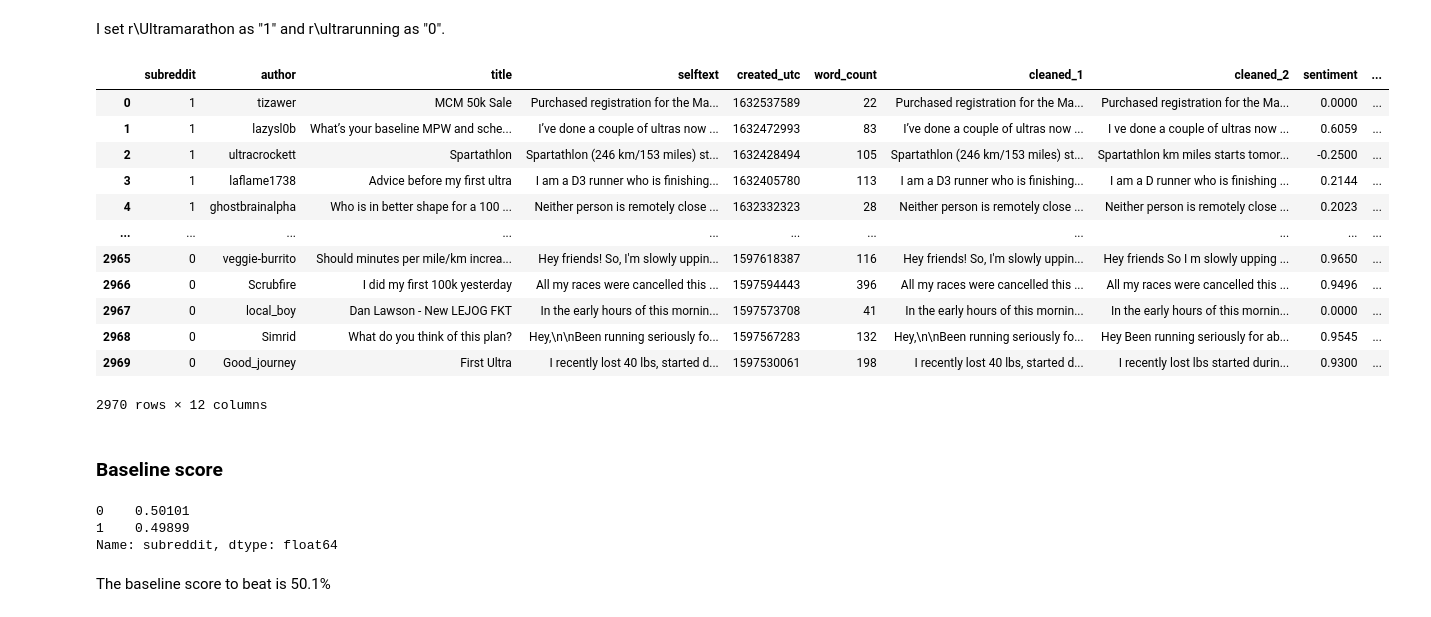
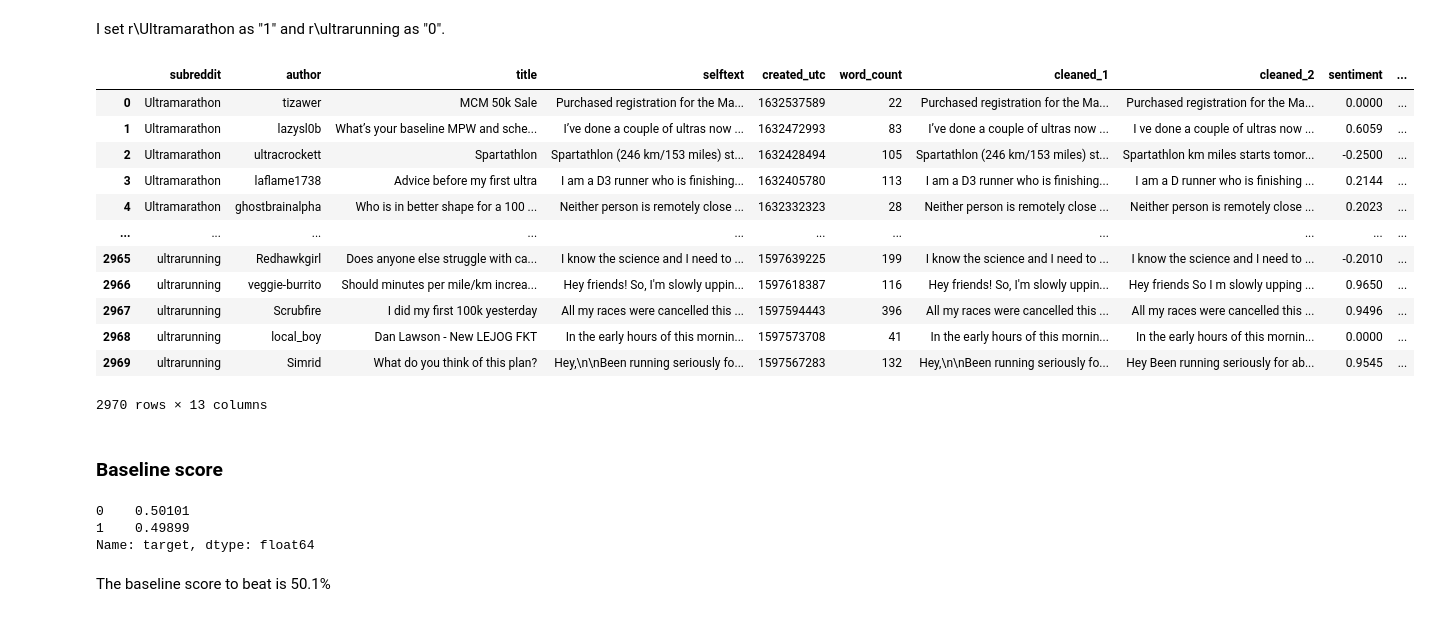
Before and after one commit to ngwtl/DSI-SG-24-projects, a Jupyter notebook: project_3/code/ethan-project-3-code.ipynb, the cells around one changed output. Cells and saved outputs as stored; diff of their text form; code cells hidden in the pictures.

```diff
--- a/project_3/code/ethan-project-3-code.ipynb
+++ b/project_3/code/ethan-project-3-code.ipynb
@@ -835,33 +900,38 @@ To summarize, after data pre-processing, a total of 30 rows (1% of original) are
 I set r\Ultramarathon as "1" and r\ultrarunning as "0".
 # %%
 # Binarize
-df['subreddit'] = df['subreddit'].map({'Ultramarathon' : 1,
+df['target'] = df['subreddit'].map({'Ultramarathon' : 1,
                                        'ultrarunning' : 0})
+
+
+# Reset column width
+pd.set_option('display.max_colwidth', 50)
+
 # Check
 df
 # %% [output]
 |  | subreddit | author | title | selftext | created_utc | word_count | cleaned_1 | cleaned_2 | sentiment | ... |
-| 0 | 1 | tizawer | MCM 50k Sale | Purchased registration for the Ma... | 1632537589 | 22 | Purchased registration for the Ma... | Purchased registration for the Ma... | 0.0000 | ... |
-| 1 | 1 | lazysl0b | What’s your baseline MPW and sche... | I’ve done a couple of ultras now ... | 1632472993 | 83 | I’ve done a couple of ultras now ... | I ve done a couple of ultras now ... | 0.6059 | ... |
-| 2 | 1 | ultracrockett | Spartathlon | Spartathlon (246 km/153 miles) st... | 1632428494 | 105 | Spartathlon (246 km/153 miles) st... | Spartathlon km miles starts tomor... | -0.2500 | ... |
-| 3 | 1 | laflame1738 | Advice before my first ultra | I am a D3 runner who is finishing... | 1632405780 | 113 | I am a D3 runner who is finishing... | I am a D runner who is finishing ... | 0.2144 | ... |
-| 4 | 1 | ghostbrainalpha | Who is in better shape for a 100 ... | Neither person is remotely close ... | 1632332323 | 28 | Neither person is remotely close ... | Neither person is remotely close ... | 0.2023 | ... |
+| 0 | Ultramarathon | tizawer | MCM 50k Sale | Purchased registration for the Ma... | 1632537589 | 22 | Purchased registration for the Ma... | Purchased registration for the Ma... | 0.0000 | ... |
+| 1 | Ultramarathon | lazysl0b | What’s your baseline MPW and sche... | I’ve done a couple of ultras now ... | 1632472993 | 83 | I’ve done a couple of ultras now ... | I ve done a couple of ultras now ... | 0.6059 | ... |
+| 2 | Ultramarathon | ultracrockett | Spartathlon | Spartathlon (246 km/153 miles) st... | 1632428494 | 105 | Spartathlon (246 km/153 miles) st... | Spartathlon km miles starts tomor... | -0.2500 | ... |
+| 3 | Ultramarathon | laflame1738 | Advice before my first ultra | I am a D3 runner who is finishing... | 1632405780 | 113 | I am a D3 runner who is finishing... | I am a D runner who is finishing ... | 0.2144 | ... |
+| 4 | Ultramarathon | ghostbrainalpha | Who is in better shape for a 100 ... | Neither person is remotely close ... | 1632332323 | 28 | Neither person is remotely close ... | Neither person is remotely close ... | 0.2023 | ... |
 | ... | ... | ... | ... | ... | ... | ... | ... | ... | ... | ... |
-| 2965 | 0 | veggie-burrito | Should minutes per mile/km increa... | Hey friends! So, I'm slowly uppin... | 1597618387 | 116 | Hey friends! So, I'm slowly uppin... | Hey friends So I m slowly upping ... | 0.9650 | ... |
-| 2966 | 0 | Scrubfire | I did my first 100k yesterday | All my races were cancelled this ... | 1597594443 | 396 | All my races were cancelled this ... | All my races were cancelled this ... | 0.9496 | ... |
-| 2967 | 0 | local_boy | Dan Lawson - New LEJOG FKT | In the early hours of this mornin... | 1597573708 | 41 | In the early hours of this mornin... | In the early hours of this mornin... | 0.0000 | ... |
-| 2968 | 0 | Simrid | What do you think of this plan? | Hey,\n\nBeen running seriously fo... | 1597567283 | 132 | Hey,\n\nBeen running seriously fo... | Hey Been running seriously for ab... | 0.9545 | ... |
-| 2969 | 0 | Good_journey | First Ultra | I recently lost 40 lbs, started d... | 1597530061 | 198 | I recently lost 40 lbs, started d... | I recently lost lbs started durin... | 0.9300 | ... |
+| 2965 | ultrarunning | Redhawkgirl | Does anyone else struggle with ca... | I know the science and I need to ... | 1597639225 | 199 | I know the science and I need to ... | I know the science and I need to ... | -0.2010 | ... |
+| 2966 | ultrarunning | veggie-burrito | Should minutes per mile/km increa... | Hey friends! So, I'm slowly uppin... | 1597618387 | 116 | Hey friends! So, I'm slowly uppin... | Hey friends So I m slowly upping ... | 0.9650 | ... |
+| 2967 | ultrarunning | Scrubfire | I did my first 100k yesterday | All my races were cancelled this ... | 1597594443 | 396 | All my races were cancelled this ... | All my races were cancelled this ... | 0.9496 | ... |
+| 2968 | ultrarunning | local_boy | Dan Lawson - New LEJOG FKT | In the early hours of this mornin... | 1597573708 | 41 | In the early hours of this mornin... | In the early hours of this mornin... | 0.0000 | ... |
+| 2969 | ultrarunning | Simrid | What do you think of this plan? | Hey,\n\nBeen running seriously fo... | 1597567283 | 132 | Hey,\n\nBeen running seriously fo... | Hey Been running seriously for ab... | 0.9545 | ... |
-2970 rows × 12 columns
+2970 rows × 13 columns
 # %% [markdown]
 ### Baseline score
 # %%
 # Check baseline score
-df.subreddit.value_counts(normalize = True)
+df.target.value_counts(normalize = True)
 # %% [output]
 0    0.50101
 1    0.49899
-Name: subreddit, dtype: float64
+Name: target, dtype: float64
 # %% [markdown]
 The baseline score to beat is 50.1%
 # %% [markdown]
```
Also changed, not shown: parts of 129 cells of this notebook, 2 other files.
